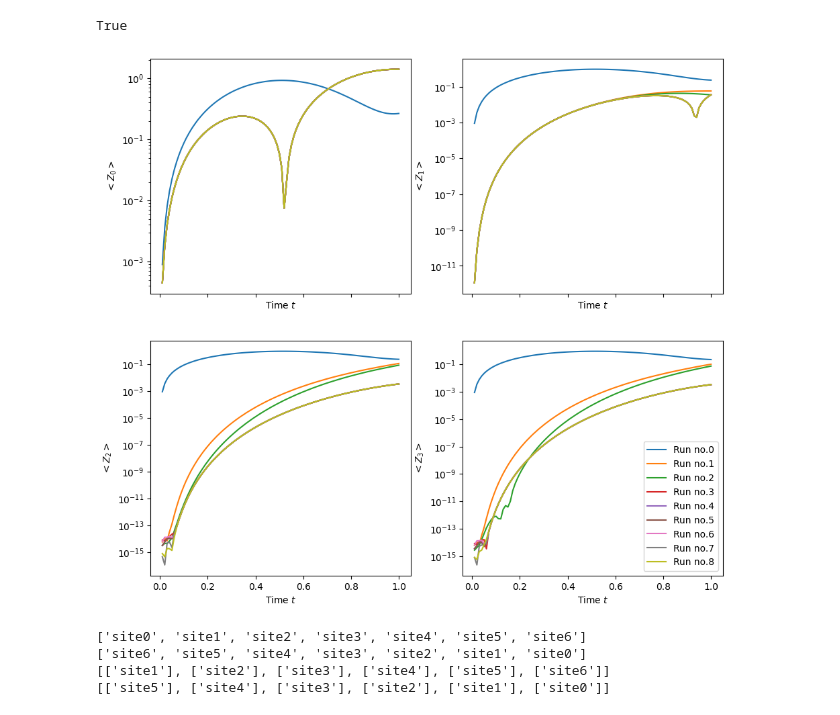
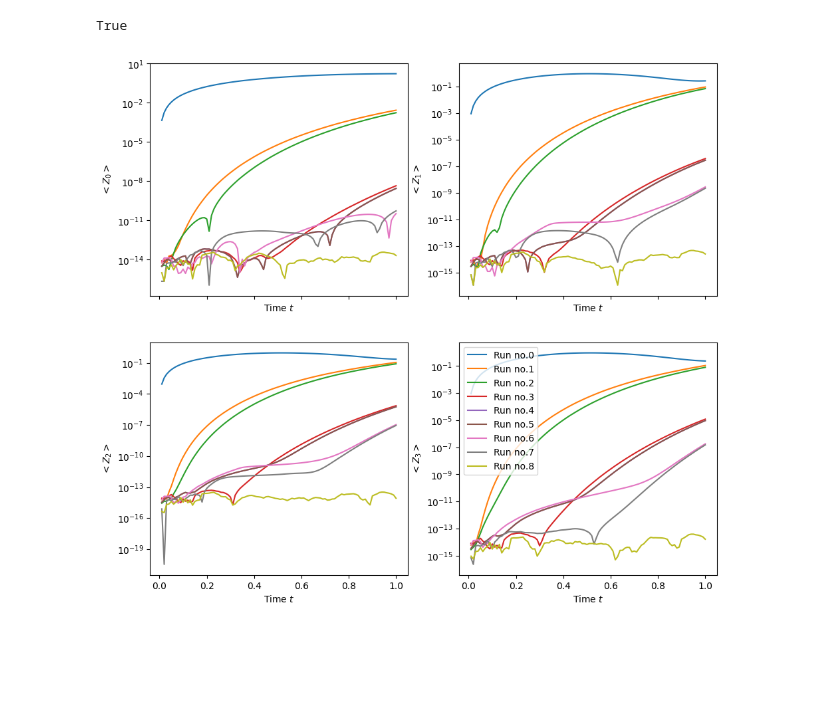
Before and after one commit to Drachier/PyTreeNet, a Jupyter notebook: example_notebooks/tdvp/demonstrating_tdvp_for_mps.ipynb, the cells around one changed output. Drawn from its saved outputs; the diff is of its cells as text; code cells hidden in the pictures; blank space fills up the shorter version.

```diff
--- a/example_notebooks/tdvp/demonstrating_tdvp_for_mps.ipynb
+++ b/example_notebooks/tdvp/demonstrating_tdvp_for_mps.ipynb
@@ -518,14 +514,14 @@ mps = ptn.MatrixProductState.constant_product_state(0,2,num_sites,
                                                     bond_dimensions=bond_dim)
 ham_ttno = ptn.TTNO.from_hamiltonian(hamiltonian, mps)
 operators = {"site"+str(i): ptn.TensorProduct({"site"+str(i): Z}) for i in range(num_sites)}
-tdvps = []
+tdvps_multi_qubit_times = []
 for num_steps in tqdm(num_time_steps):
     tdvp = ptn.FirstOrderOneSiteTDVP(mps,ham_ttno,
                                      time_step_size,final_time,
                                      operators)
     tdvp.set_num_time_steps_constant_final_time(num_steps)
     tdvp.run(evaluation_time="inf", pgbar=False)
-    tdvps.append(tdvp)
+    tdvps_multi_qubit_times.append(tdvp)
 # %%
 ref_result_z0 = exact_evo.operator_result("site0",realise=True)[-1]
 ref_result_z3 = exact_evo.operator_result("site3",realise=True)[-1]
@@ -631,0 +630,13 @@ plt.show()
+# %%
+bond_dim = 2
+mps2 = ptn.MatrixProductState.constant_product_state(0,2,num_sites,
+                                                    bond_dimensions=[2])
+ham_ttno = ptn.TTNO.from_hamiltonian(hamiltonian_2_site, mps2)
+results_2qubits_2ndorder_diff_times = []
+for num_steps in tqdm(num_time_steps_2_qubits):
+    tdvp = ptn.FirstOrderOneSiteTDVP(mps2,ham_ttno,
+                                    time_step_size,final_time,
+                                    operators_2_site)
+    tdvp.set_num_time_steps_constant_final_time(num_steps)
+    tdvp.run(evaluation_time="inf", pgbar=False)
+    results_2qubits_2ndorder_diff_times.append(tdvp.operator_result("site0", realise=True))
@@ -649,7 +685,7 @@ conversion_dict = {"mJX": mJ * X,
 hamiltonian = ptn.Hamiltonian(terms, conversion_dict)
 hamiltonian = hamiltonian.pad_with_identities(mps)
 ham_ttno = ptn.TTNO.from_hamiltonian(hamiltonian, mps)
-operators = [ptn.TensorProduct({"site"+str(i): Z}) for i in range(num_sites)]
+operators = {"site"+str(i): ptn.TensorProduct({"site"+str(i): Z}) for i in range(num_sites)}
 # %%
 bond_dimensions = [6*[1],
                    6*[2],
@@ -661,7 +697,7 @@ bond_dimensions = [6*[1],
                    [2,4,7,7,4,3],
                    [2,4,8,8,4,2]]
 # %%
-tdvps = []
+tdvps_2nd_order = []
 for bond_dimension in bond_dimensions:
     mps = ptn.MatrixProductState.constant_product_state(0,2,num_sites,
                                                         root_site=3,
@@ -670,7 +706,7 @@ for bond_dimension in bond_dimensions:
                                       time_step_size,final_time,
                                       operators)
     tdvp.run(evaluation_time=eval_time,pgbar=True)
-    tdvps.append(tdvp)
+    tdvps_2nd_order.append(tdvp)
 # %%
 # All expectation values are real
 real = True
@@ -680,41 +716,35 @@ real
 # %% [output]
 True
 # %%
-times = tdvps[0].times()
-results = [tdvp.operator_results(realise=True) for tdvp in tdvps]
+times = tdvps_2nd_order[0].times()
 fig5, axs5 = plt.subplots(2,2,figsize=(11,10),sharex=True)
 
 for i in range(0,len(bond_dimensions)):
-    axs5[0,0].semilogy(times[1:], np.abs(results[i][0]-ref_results[1])[1:])
+    axs5[0,0].semilogy(times[1:],
+                       np.abs(tdvps_2nd_order[i].operator_result("site0")-exact_evo.operator_result("site0"))[1:])
 axs5[0,0].set_xlabel("Time $t$")
 axs5[0,0].set_ylabel("$<Z_0>$")
 
 for i in range(0,len(bond_dimensions)):
-    axs5[0,1].semilogy(times[1:], np.abs(results[i][1]-ref_results[2])[1:])
+    axs5[0,1].semilogy(times[1:],
+                       np.abs(tdvps_2nd_order[i].operator_result("site1")-exact_evo.operator_result("site1"))[1:])
 axs5[0,1].set_xlabel("Time $t$")
 axs5[0,1].set_ylabel("$<Z_1>$")
 
 for i in range(0,len(bond_dimensions)):
-    axs5[1,0].semilogy(times[1:], np.abs(results[i][2]-ref_results[3])[1:])
+    axs5[1,0].semilogy(times[1:],
+                       np.abs(tdvps_2nd_order[i].operator_result("site2")-exact_evo.operator_result("site2"))[1:])
 axs5[1,0].set_xlabel("Time $t$")
 axs5[1,0].set_ylabel("$<Z_2>$")
 
 for i in range(0,len(bond_dimensions)):
-    axs5[1,1].semilogy(times[1:], np.abs(results[i][3]-ref_results[4])[1:], label="Run no." + str(i))
+    axs5[1,1].semilogy(times[1:],
+                       np.abs(tdvps_2nd_order[i].operator_result("site3")-exact_evo.operator_result("site3"))[1:],
+                       label="Run no." + str(i))
 axs5[1,1].set_xlabel("Time $t$")
 axs5[1,1].set_ylabel("$<Z_3>$")
 
 plt.legend()
 plt.show()
 # %% [output]
-[figure, old version]
+[figure, new version]
-# %%
-print(tdvp.update_path)
-print(tdvp.backwards_update_path)
-print(tdvp.orthogonalization_path)
-print(tdvp.backwards_orth_path)
-# %% [output]
-['site0', 'site1', 'site2', 'site3', 'site4', 'site5', 'site6']
-['site6', 'site5', 'site4', 'site3', 'site2', 'site1', 'site0']
-[['site1'], ['site2'], ['site3'], ['site4'], ['site5'], ['site6']]
-[['site5'], ['site4'], ['site3'], ['site2'], ['site1'], ['site0']]
```
Also changed, not shown: parts of 26 cells of this notebook.
